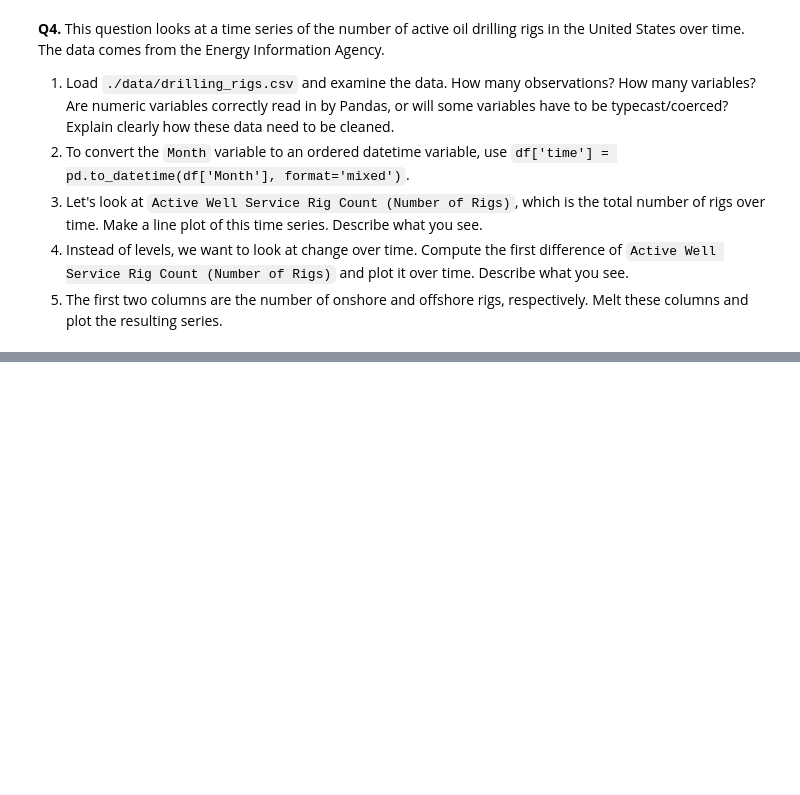
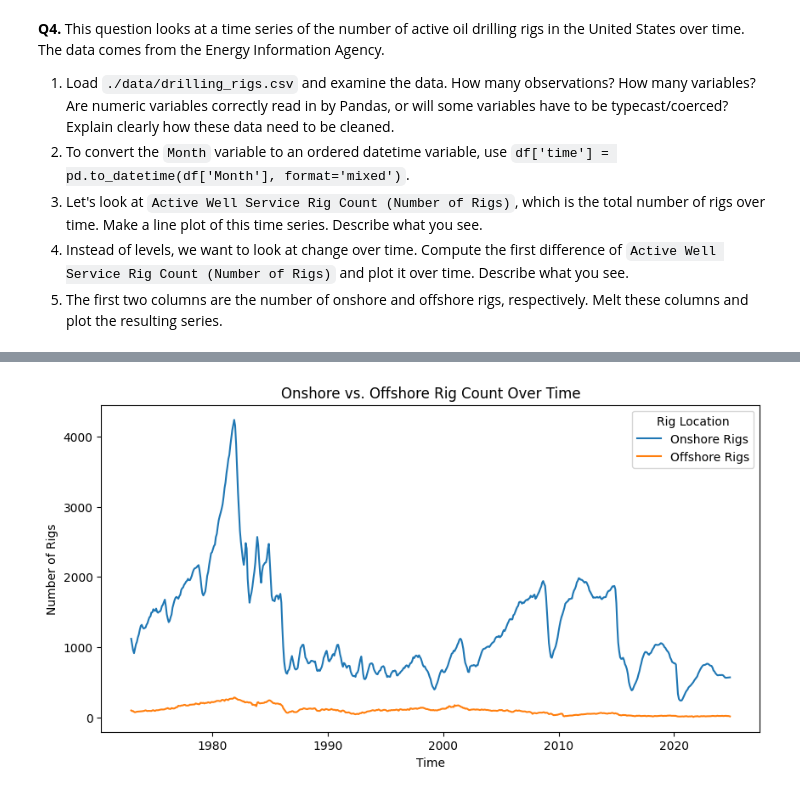
Before and after one commit to isaactabor21/EDA, a Jupyter notebook: assignment/assignment.ipynb, the cells around one changed output, grey strips where cells are left out. Cells and saved outputs as stored; diff of their text form; code cells hidden in the pictures; blank space fills up the shorter version.

```diff
--- a/assignment/assignment.ipynb
+++ b/assignment/assignment.ipynb
@@ -285,0 +414,13 @@ dtype: int64
+# %%
+# Part 5
+
+# The first two columns are the number of onshore and offshore rigs, respectively. Melt these columns and plot the resulting series
+
+melted_drilling = drilling.melt(id_vars=['time'], value_vars=['Crude Oil and Natural Gas Rotary Rigs in Operation, Onshore (Number of Rigs)', 'Crude Oil and Natural Gas Rotary Rigs in Operation, Offshore (Number of Rigs)'], var_name='Rig Location', value_name='Rig Count')
+
+melted_drilling['Rig Location'] = melted_drilling['Rig Location'].replace({
+    'Crude Oil and Natural Gas Rotary Rigs in Operation, Onshore (Number of Rigs)': 'Onshore Rigs',
+    'Crude Oil and Natural Gas Rotary Rigs in Operation, Offshore (Number of Rigs)': 'Offshore Rigs'
+})
+
+melted_drilling.head()
@@ -285,0 +434,11 @@ dtype: int64
+# %%
+plt.figure(figsize=(10, 5))
+sns.lineplot(data=melted_drilling, x='time', y='Rig Count', hue='Rig Location')
+
+plt.title("Onshore vs. Offshore Rig Count Over Time")
+plt.xlabel("Time")
+plt.ylabel("Number of Rigs")
+plt.legend(title="Rig Location")
+plt.show()
+# %% [output]
+[figure, added]
```
Also changed, not shown: parts of 10 cells of this notebook.
